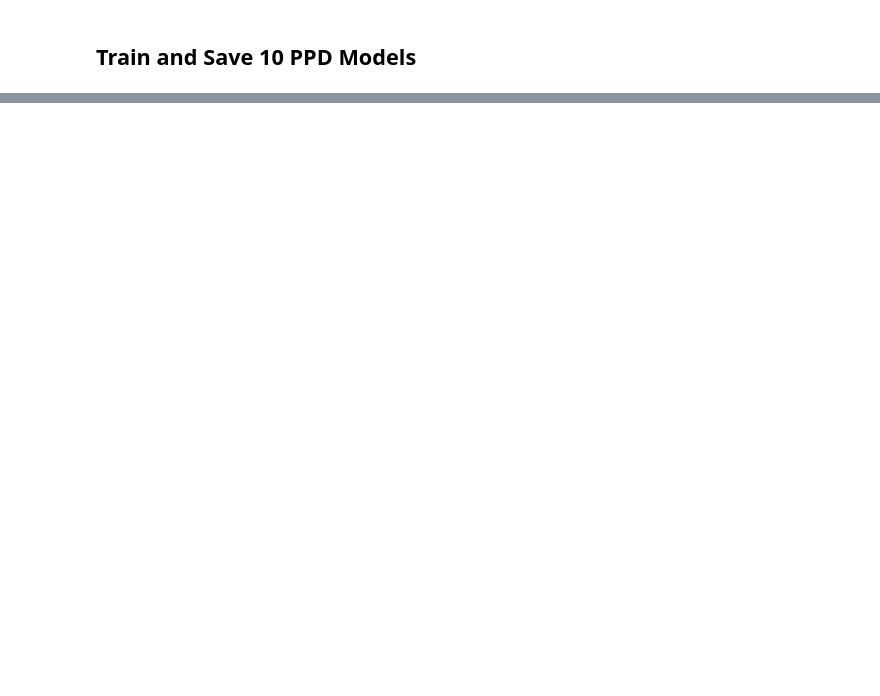
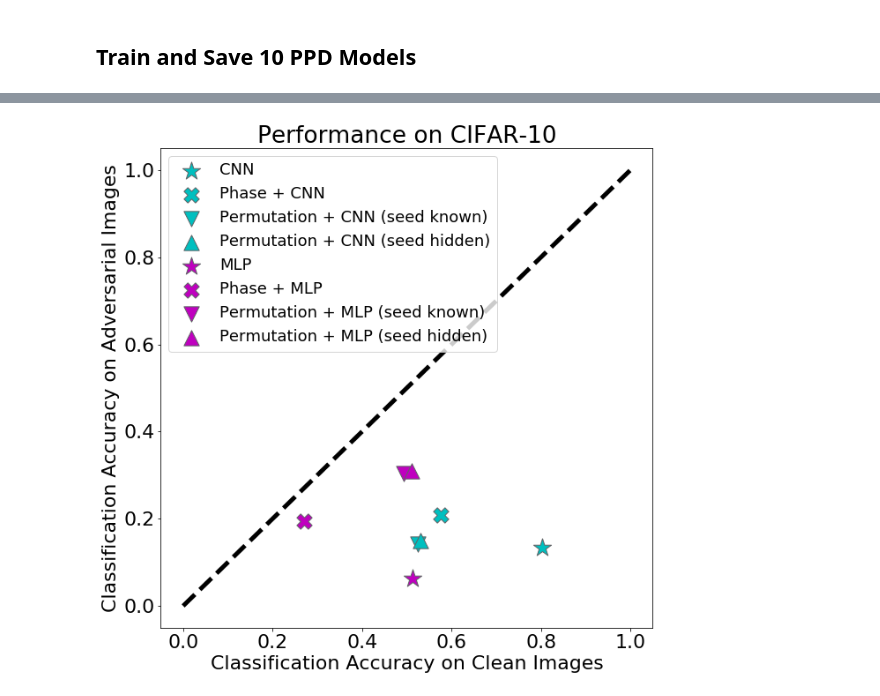
Before and after one commit to oykuuu/11785, a Jupyter notebook: train_PPDModel.ipynb, the cells around one changed output, grey strips where cells are left out. Saved outputs shown, nothing was run; the diff lists cells and outputs as text; code cells hidden in the pictures; blank space fills up the shorter version.

```diff
--- a/train_PPDModel.ipynb
+++ b/train_PPDModel.ipynb
@@ -127,0 +642,22 @@ Epoch 5/5
+# %%
+plt.figure(0, figsize=(10, 10))
+mpl.rcParams.update({'font.size': 22})
+
+plt.plot([0, 1], [0, 1], 'k--', linewidth=5)
+plt.scatter([0.803],[0.1338], s=450, marker='*', color='c', label='CNN', edgecolor='#616366')
+plt.scatter([0.5764],[0.2084], s=300, marker='X', color='c', label='Phase + CNN', edgecolor='#616366')
+plt.scatter([0.5247],[0.1413], s=300, marker='v', color='c', label='Permutation + CNN (seed known)', edgecolor='#616366')
+plt.scatter([0.5313],[0.1508], s=300, marker='^', color='c', label='Permutation + CNN (seed hidden)', edgecolor='#616366')
+
+plt.scatter([0.5138],[0.0625], s=450, marker='*', color='m', label='MLP', edgecolor='#616366')
+plt.scatter([0.2707],[0.1935], s=300, marker='X', color='m', label='Phase + MLP', edgecolor='#616366')
+plt.scatter([0.4937],[0.304], s=300, marker='v', color='m', label='Permutation + MLP (seed known)', edgecolor='#616366')
+plt.scatter([0.5117],[0.3089], s=300, marker='^', color='m', label='Permutation + MLP (seed hidden)', edgecolor='#616366')
+
+plt.xlabel('Classification Accuracy on Clean Images')
+plt.ylabel('Classification Accuracy on Adversarial Images')
+plt.title('Performance on CIFAR-10')
+plt.legend(fontsize=18)
+plt.savefig('performance_breakdown.pdf', bbox_inches='tight')
+# %% [output]
+[figure, added]
```
Also changed, not shown: parts of 25 cells of this notebook, 1 other file.
